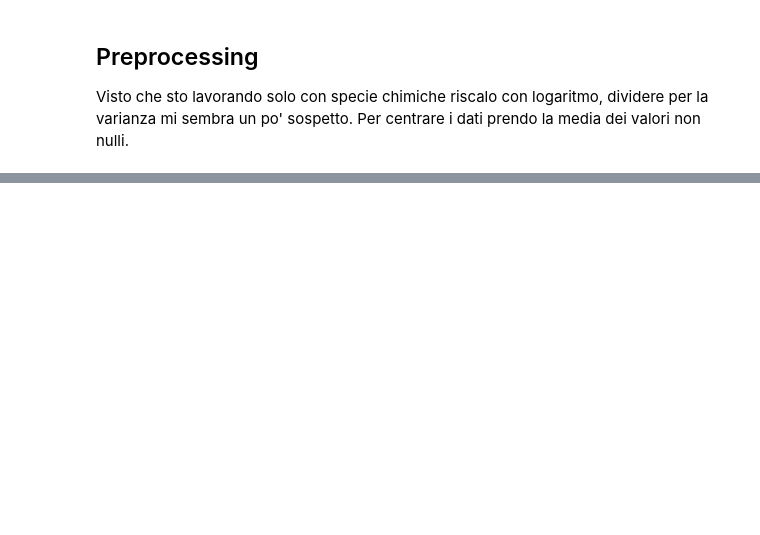
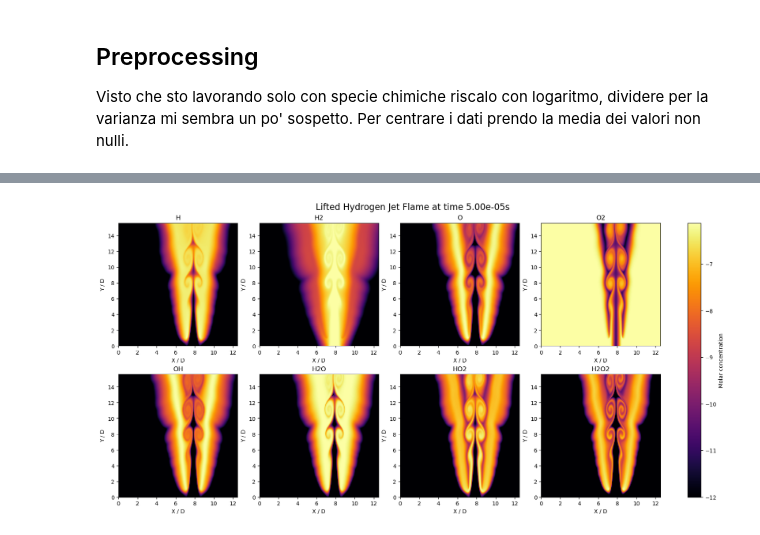
Before and after one commit to Isi2000/SIMPOSIUM_41, a Jupyter notebook: pca_vs_hopca.ipynb, the cells around one changed output, grey strips where cells are left out. Cells and saved outputs as stored; diff of their text form; code cells hidden in the pictures; blank space fills up the shorter version.

```diff
--- a/pca_vs_hopca.ipynb
+++ b/pca_vs_hopca.ipynb
@@ -179,12 +213,8 @@ for dataset_path, tensor in tensors.items():
     for c_idx, comp_name in enumerate(component_names):
         component_data = tensor[:, :, c_idx, :]
 
-        component_data = np.log10(np.clip(component_data, 0, None) + 1e-12)
-        mask = component_data > np.log10(1e-12)
-        mean_val = np.mean(component_data[mask])
-        component_data -= mean_val
-        std_val = np.std(component_data)
-        #component_data = (component_data - mean_val)
+        component_data = tensor[:, :, c_idx, :]
+        component_data = np.log10(np.maximum(component_data, 1e-12))
 
         tensor[:, :, c_idx, :] = component_data
         component_means_all[comp_name] = {
@@ -264,0 +291,34 @@ YHO2            -8.023845e-01 2.578418e+00 -2.846332e+00 4.188980e+00
+# %%
+Lx, Ly = 12.5, 15.6        # domain size in D units
+x = np.linspace(0, Lx, Nx_sub)
+y = np.linspace(0, Ly, Ny_sub)
+t = 10
+time_conversion_factor = 5e-06
+
+# Create figure and axes
+fig, axes = plt.subplots(2, 4, figsize=(16, 8), constrained_layout=True)
+fig.suptitle(f"Lifted Hydrogen Jet Flame at time {t * time_conversion_factor:.2e}s", fontsize=16)
+
+# Flatten axes for easy iteration
+axes = axes.flatten()
+
+for idx, ax in enumerate(axes):
+    if idx < tensor.shape[2]:
+        im = ax.imshow(
+            tensor[:, :, idx, t],
+            cmap='inferno',
+            origin='lower',
+            extent=[0, Lx, 0, Ly],
+            aspect='auto'
+        )
+        ax.set_title(f"{component_names[idx][1:]}")
+        ax.set_xlabel("X / D")
+        ax.set_ylabel("Y / D")
+    else:
+        ax.axis('off')  # turn off unused axes if fewer than 8 components
+
+fig.colorbar(im, ax=axes, orientation='vertical', label="Molar concentration")
+plt.savefig(fname = 'README_PLOTS/processed_data_t10.png')
+plt.show()
+# %% [output]
+[figure, added]
```
Also changed, not shown: parts of 9 cells of this notebook, 3 other files.
